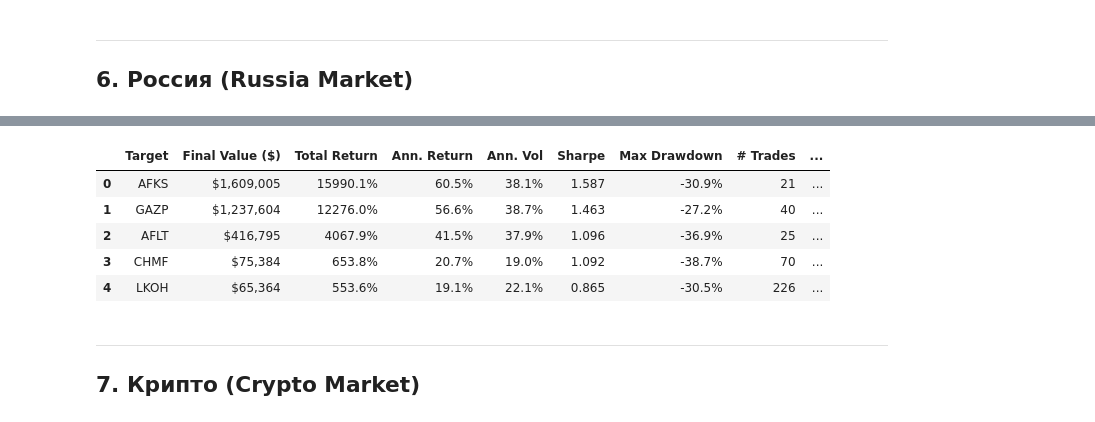
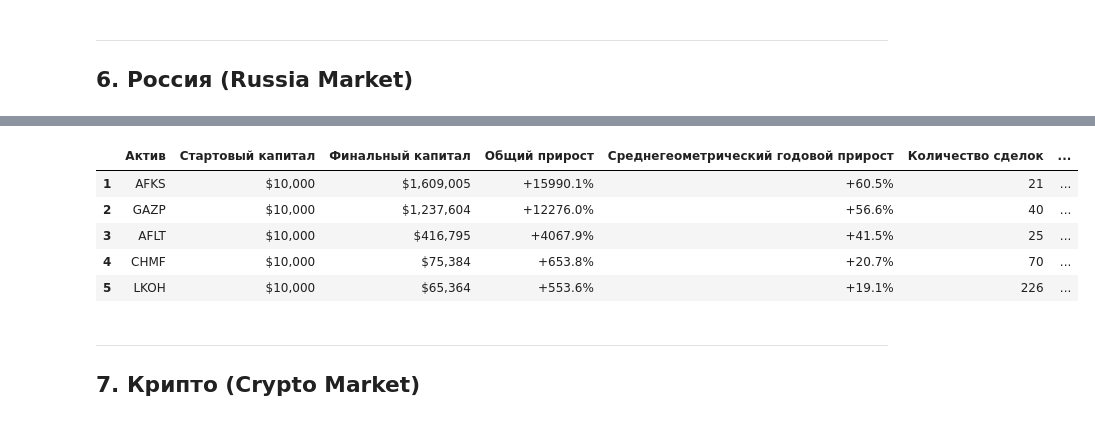
Before and after one commit to Vault-Guy/replication-portfolio-arbitrage-mvp, a Jupyter notebook: notebooks/08_portfolio_growth_report.ipynb, the cells around one changed output, grey strips where cells are left out. Cells and saved outputs as stored; diff of their text form; code cells hidden in the pictures.

```diff
--- a/notebooks/08_portfolio_growth_report.ipynb
+++ b/notebooks/08_portfolio_growth_report.ipynb
@@ -153,33 +233,30 @@ pipeline_results = {}  # (market, target) -> UnifiedPipelineResult
 
 for market in ["usa", "russia", "crypto"]:
     t0 = time.time()
-    print(f"\n{'='*50}")
-    print(f"Загружаем цены: {market.upper()}")
+    print(f"\n{'─'*55}")
+    print(f"  {market.upper()} — загрузка цен...")
     raw_prices = load_market_prices(market)
     prices = prepare_prices(market, raw_prices)
-    print(f"  Цены загружены: {prices.shape[0]} строк × {prices.shape[1]} активов")
+    print(f"  Загружено: {prices.shape[0]:,} строк × {prices.shape[1]} активов")
 
-    market_rows = best_params[best_params["market"] == market]
-    for _, row in market_rows.iterrows():
+    for _, row in best_params[best_params["market"] == market].iterrows():
         target = row["target"]
-        print(f"  Запуск [{market}/{target}]... ", end="", flush=True)
+        print(f"  [{market}/{target}]... ", end="", flush=True)
         t1 = time.time()
         try:
             result = run_best_pipeline(row, prices)
             pipeline_results[(market, target)] = result
             m = result.backtest.metrics
-            elapsed = time.time() - t1
             print(
-                f"Sharpe={m.sharpe_ratio:.3f} | "
-                f"Return={m.total_return*100:.1f}% | "
-                f"MDD={m.max_drawdown*100:.1f}% "
-                f"[{elapsed:.1f}s]"
+                f"Sharpe={m.sharpe_ratio:.3f}  "
+                f"Return={m.total_return*100:+.1f}%  "
+                f"MDD={m.max_drawdown*100:.1f}%  "
+                f"[{time.time()-t1:.1f}s]"
             )
         except Exception as exc:
             print(f"ОШИБКА: {exc}")
 
-    total = time.time() - t0
-    print(f"  {market.upper()} готов за {total:.1f}s")
+    print(f"  {market.upper()} готово за {time.time()-t0:.1f}s")
 
-print(f"\n✓ Пайплайн завершён: {len(pipeline_results)} таргетов обработано.")
+print(f"\n✓ Итого: {len(pipeline_results)} таргетов обработано.")
 # %% [output]
@@ -351,12 +423,12 @@ plt.show()
 # %%
-metrics_table(pipeline_results, "russia")
+build_metrics_table(pipeline_results, "russia")
 # %% [output]
-|  | Target | Final Value ($) | Total Return | Ann. Return | Ann. Vol | Sharpe | Max Drawdown | # Trades | ... |
-| 0 | AFKS | $1,609,005 | 15990.1% | 60.5% | 38.1% | 1.587 | -30.9% | 21 | ... |
-| 1 | GAZP | $1,237,604 | 12276.0% | 56.6% | 38.7% | 1.463 | -27.2% | 40 | ... |
-| 2 | AFLT | $416,795 | 4067.9% | 41.5% | 37.9% | 1.096 | -36.9% | 25 | ... |
-| 3 | CHMF | $75,384 | 653.8% | 20.7% | 19.0% | 1.092 | -38.7% | 70 | ... |
-| 4 | LKOH | $65,364 | 553.6% | 19.1% | 22.1% | 0.865 | -30.5% | 226 | ... |
+|  | Актив | Стартовый капитал | Финальный капитал | Общий прирост | Среднегеометрический годовой прирост | Количество сделок | ... |
+| 1 | AFKS | $10,000 | $1,609,005 | +15990.1% | +60.5% | 21 | ... |
+| 2 | GAZP | $10,000 | $1,237,604 | +12276.0% | +56.6% | 40 | ... |
+| 3 | AFLT | $10,000 | $416,795 | +4067.9% | +41.5% | 25 | ... |
+| 4 | CHMF | $10,000 | $75,384 | +653.8% | +20.7% | 70 | ... |
+| 5 | LKOH | $10,000 | $65,364 | +553.6% | +19.1% | 226 | ... |
 # %% [markdown]
 ---
 ## 7. Крипто (Crypto Market)
```
Also changed, not shown: parts of 25 cells of this notebook.
